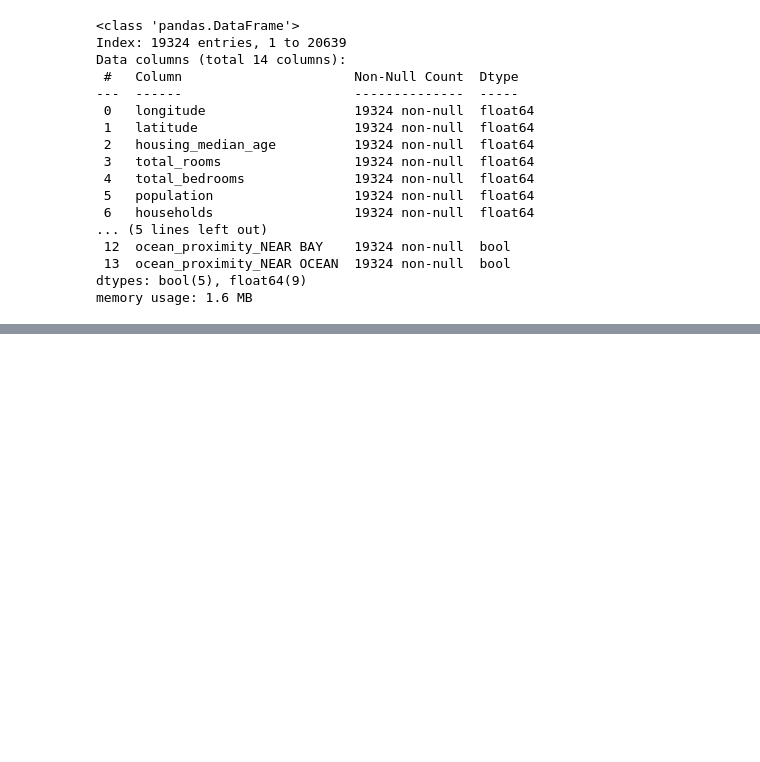
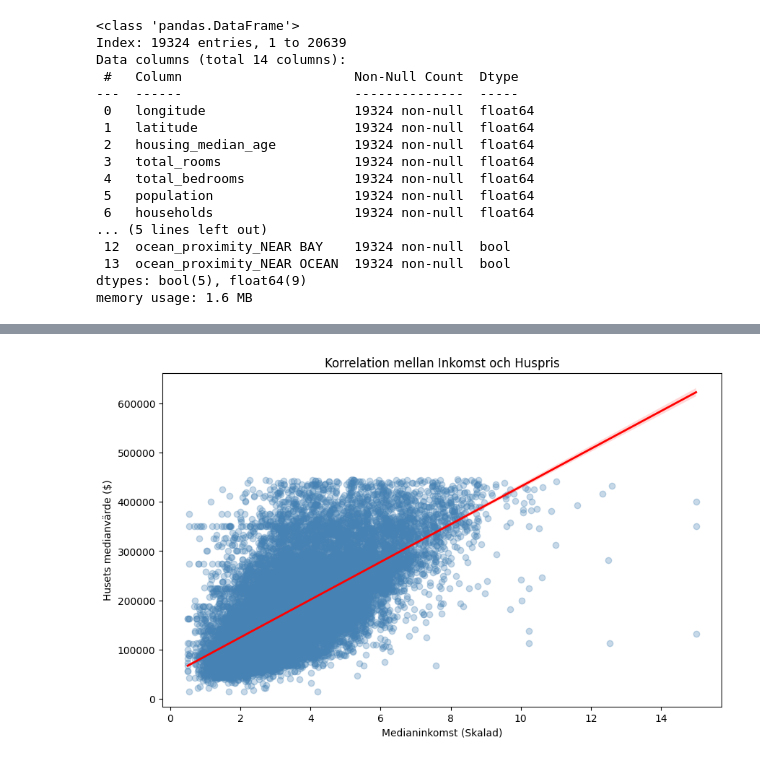
Before and after one commit to tompat1/EDA_pyhon_housing, a Jupyter notebook: EDA_housing.ipynb, the cells around one changed output, grey strips where cells are left out. Saved outputs shown, nothing was run; the diff lists cells and outputs as text; code cells hidden in the pictures; blank space fills up the shorter version.

Commit message:
Added the most important QA

```diff
--- a/EDA_housing.ipynb
+++ b/EDA_housing.ipynb
@@ -336,0 +358,3 @@ ValueError: could not convert string to float: 'NEAR BAY'
+# %%
+# Tar bort de ursprungliga klumpsummorna för rum och sovrum
+df = df.drop(columns=['total_rooms', 'total_bedrooms'])
@@ -336,0 +414,21 @@ ValueError: could not convert string to float: 'NEAR BAY'
+# %%
+import matplotlib.pyplot as plt
+import seaborn as sns
+
+plt.figure(figsize=(10, 6))
+
+# sns.regplot ritar både ut alla punkter och drar en matematisk trendlinje genom datan
+sns.regplot(
+    x='median_income',
+    y='median_house_value',
+    data=df,
+    scatter_kws={'alpha': 0.3, 'color': 'steelblue'}, # Gör punkterna genomskinliga för att se kluster
+    line_kws={'color': 'red', 'linewidth': 2}         # Gör trendlinjen röd och tydlig
+)
+
+plt.title('Korrelation mellan Inkomst och Huspris')
+plt.xlabel('Medianinkomst (Skalad)')
+plt.ylabel('Husets medianvärde ($)')
+plt.show()
+# %% [output]
+[figure, added]
```
Also changed, not shown: parts of 17 cells of this notebook.
